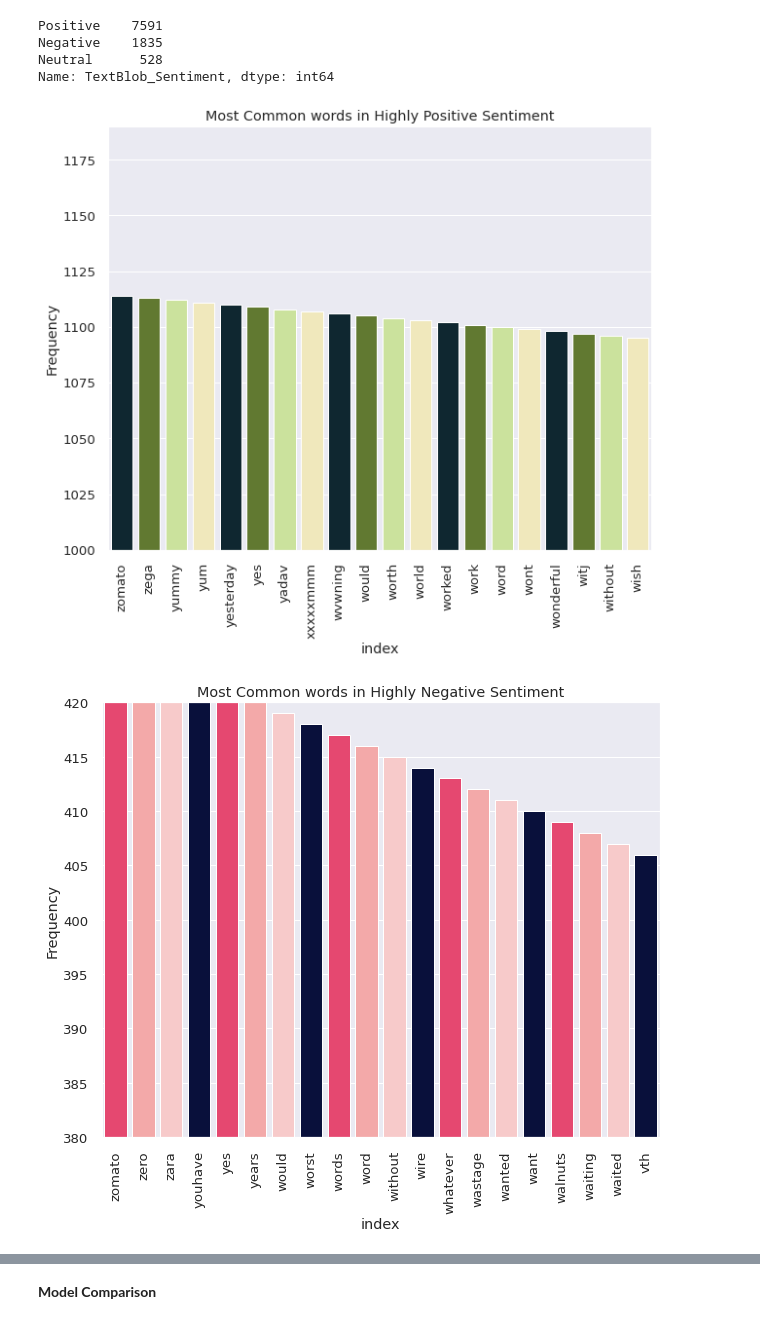
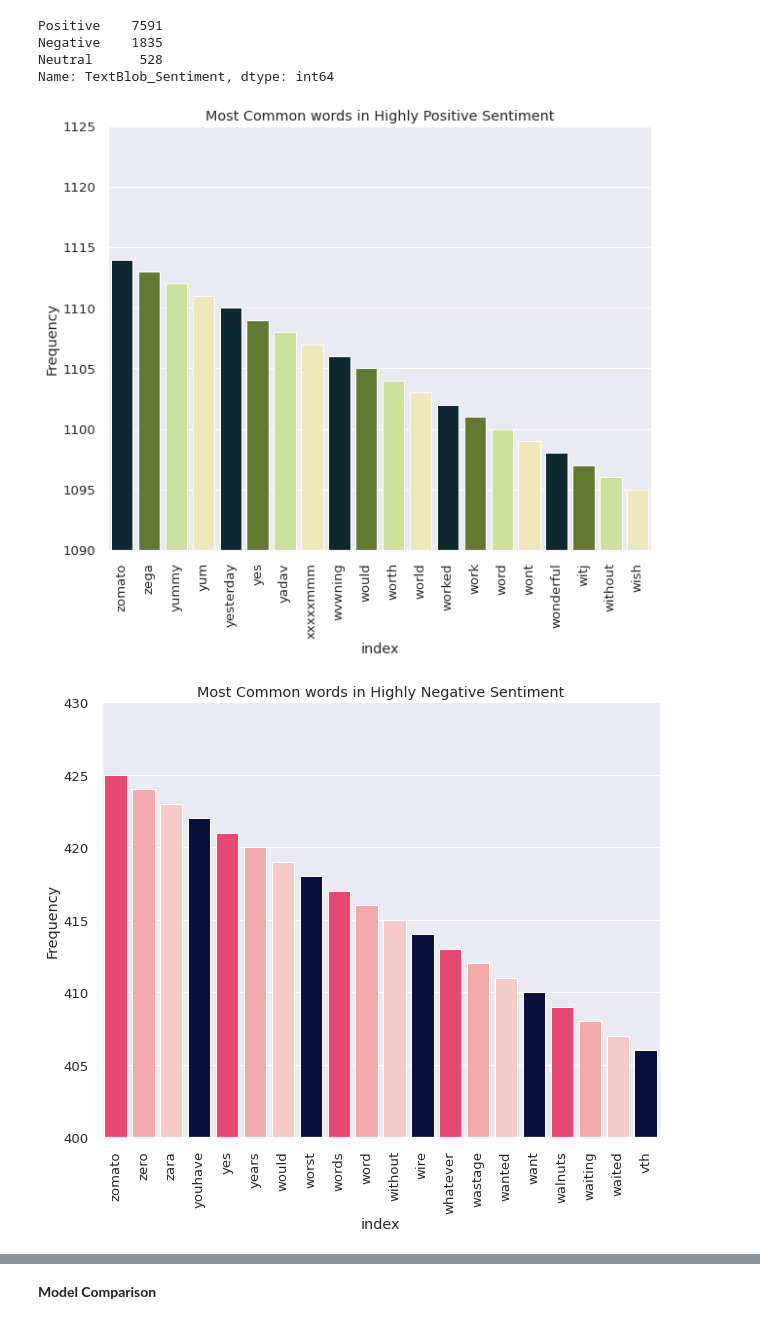
Before and after one commit to SethupathyM/Unsupervised_ML_Clustering_and_Sentiment_Analysis_Zomato_Restaurant, a Jupyter notebook: Zomato_Restaurant_Clustering_and_Sentiment_Analysis_.ipynb, the cells around one changed output, grey strips where cells are left out. Saved outputs shown, nothing was run; the diff lists cells and outputs as text; code cells hidden in the pictures.

```diff
--- a/Zomato_Restaurant_Clustering_and_Sentiment_Analysis_.ipynb
+++ b/Zomato_Restaurant_Clustering_and_Sentiment_Analysis_.ipynb
@@ -1443,13 +1397,13 @@ Neutral      528
 Name: TextBlob_Sentiment, dtype: int64
 # %%
 # Most Common words in Highly Positive Sentiment
-common_words(merged_df[merged_df['TextBlob_Polarity'] > 0.80],1000,1190,'Most Common words in Highly Positive Sentiment',
+common_words(merged_df[merged_df['TextBlob_Polarity'] > 0.80],1090,1125,'Most Common words in Highly Positive Sentiment',
              ['#092A35','#658525','#CFEE91','#F8EEB4'])
 # %% [output]
-[figure, old version]
+[figure, new version]
 # %%
 # Most Common words in Highly Negative Sentiment
-common_words(merged_df[merged_df['TextBlob_Polarity'] < -0.80],380,420,'Most Common words in Highly Negative Sentiment',
+common_words(merged_df[merged_df['TextBlob_Polarity'] < -0.80],400,430,'Most Common words in Highly Negative Sentiment',
              ['#FF2E63','#FF9D9D','#FFC2C2','#010A43'])
 # %% [output]
-[figure, old version]
+[figure, new version]
```
Also changed, not shown: parts of 58 cells of this notebook.
